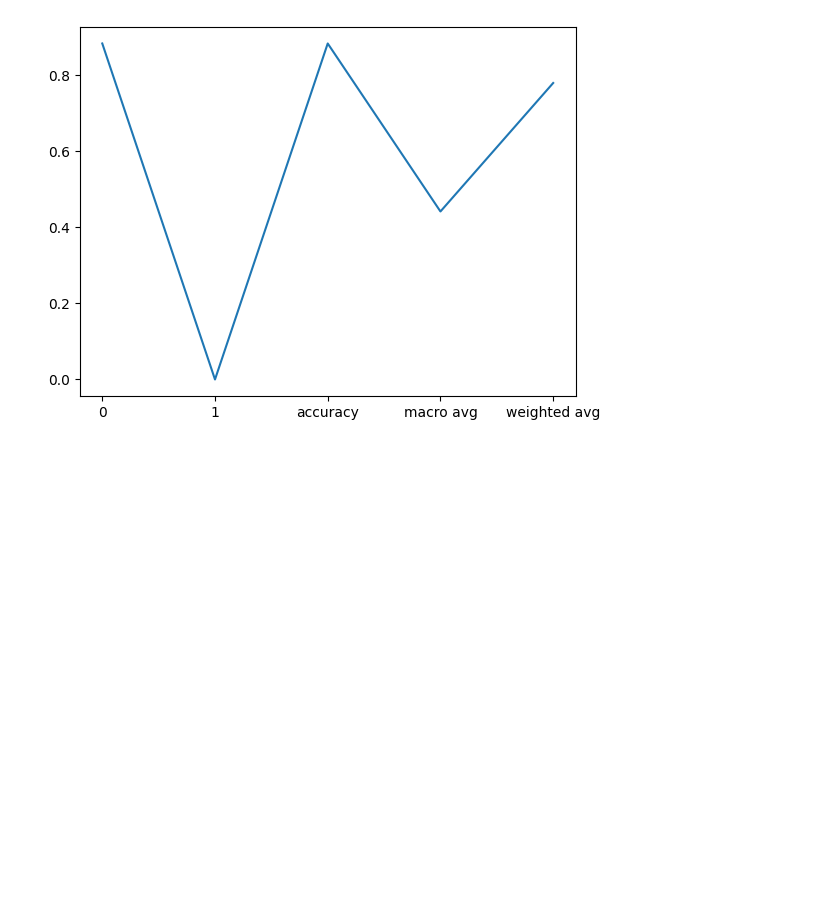
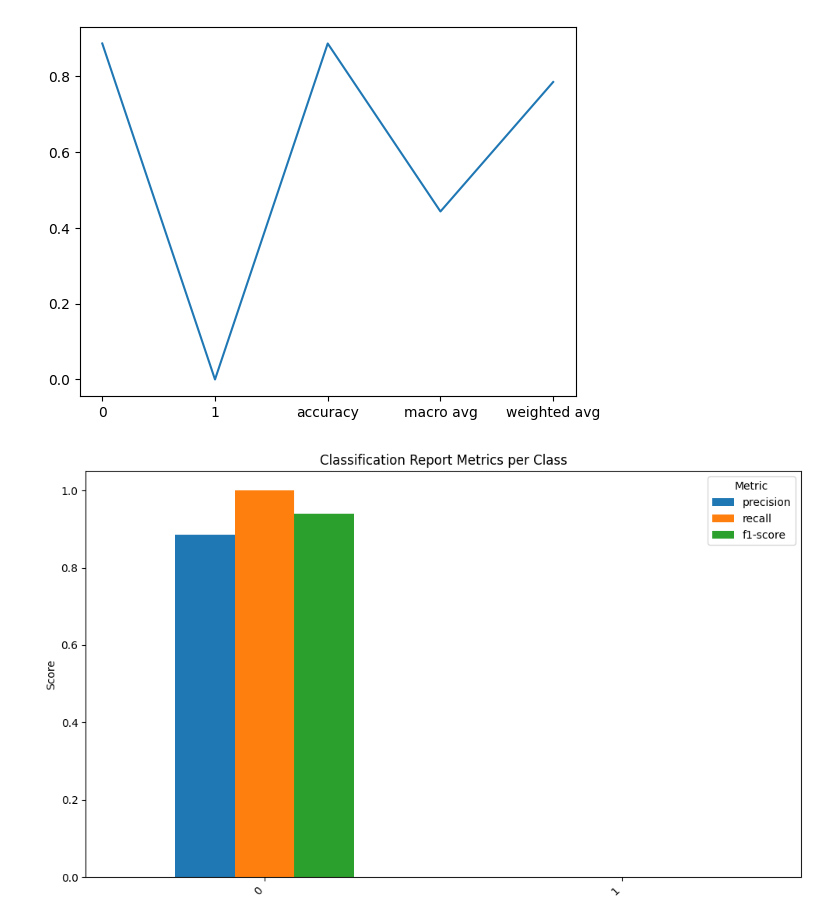
Before and after one commit to Astro0re/Machine_Learning_and_AI, a Jupyter notebook: Predictive_Heart_Attack_Model/Heart_Attack_Prediction_Model.ipynb, the cells around one changed output. Cells and saved outputs as stored; diff of their text form; code cells hidden in the pictures; blank space fills up the shorter version.

```diff
--- a/Predictive_Heart_Attack_Model/Heart_Attack_Prediction_Model.ipynb
+++ b/Predictive_Heart_Attack_Model/Heart_Attack_Prediction_Model.ipynb
@@ -282,2 +292,15 @@ plt.show()
 # %% [output]
 [figure]
+# %%
+metrics_to_plot = ['precision', 'recall', 'f1-score']
+df_plot = stat_2.loc[stat_2.index.difference(['accuracy', 'macro avg', 'weighted avg']), metrics_to_plot]
+
+df_plot.plot(kind='bar', figsize=(10, 6))
+plt.title('Classification Report Metrics per Class')
+plt.ylabel('Score')
+plt.xticks(rotation=45, ha='right')
+plt.legend(title='Metric')
+plt.tight_layout()
+plt.show()
+# %% [output]
+[figure, added]
```
Also changed, not shown: parts of 4 cells of this notebook, 1 other file.
